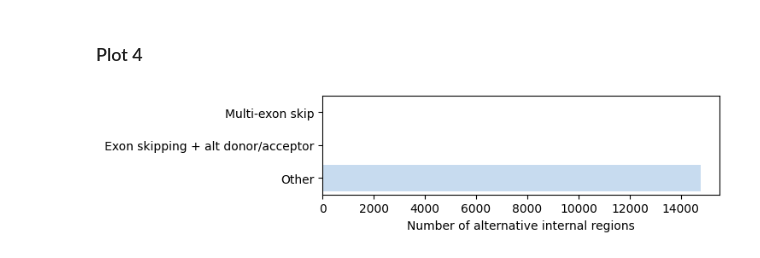
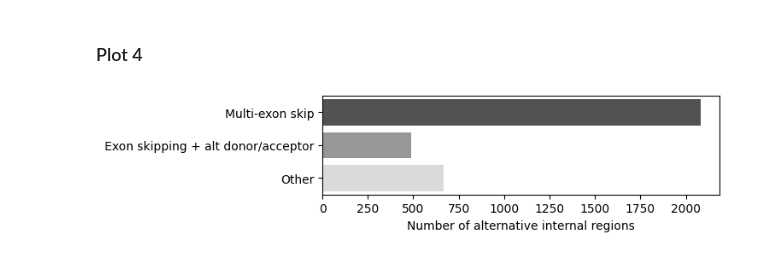
Before and after one commit to sheynkman-lab/biosurfer_analysis, a Jupyter notebook: scripts/internal_region_summary.ipynb, the cells around one changed output. Drawn from its saved outputs; the diff is of its cells as text; code cells hidden in the pictures.

```diff
--- a/scripts/internal_region_summary.ipynb
+++ b/scripts/internal_region_summary.ipynb
@@ -51,14 +51,6 @@ internal_pblocks = (
     drop(columns=[col for col in pblocks.columns if 'start' in col or 'stop' in col]).
     copy()
 )
-internal_pblocks['category'] = (
-    internal_pblocks['cblocks'].
-    apply(lambda cblocks: ''.join(cblock[0] for cblock in cblocks)).
-    str.replace(r'[ex]', '', regex=True).
-    map({'d': 'D', 'i': 'I'}).
-    fillna('S')
-)
-# works when level=0 (initially was 3)
 internal_pblock_counts = internal_pblocks.groupby(['anchor', 'other']).agg(pblocks=('pblock_number', 'count'))
 
 internal_pblock_counts_fig = plt.figure(figsize=(6, 4))
@@ -92,5 +80,5 @@ print(internal_pblocks)
 # %%
-internal_cat_palette = {'D': '#f800c0', 'I': '#00c0f8', 'S': '#f8c000'}
+internal_cat_palette = {'DELETION': '#f800c0', 'INSERTION': '#00c0f8', 'SUBSTITUTION': '#f8c000'}
 internal_event_palette = {
     'Intron': '#e69138',
     'Alt. donor': '#6aa84f',
@@ -102,15 +90,15 @@ internal_event_palette = {
 
 internal_subcats = pd.DataFrame(
     {
-        'Intron': internal_pblocks['tblock_events'].isin({('I',), ('i',)}),
-        'Alt. donor': internal_pblocks['tblock_events'].isin({('D',), ('d',)}),
-        'Alt. acceptor': internal_pblocks['tblock_events'].isin({('A',), ('a',)}),
-        'Single exon': internal_pblocks['tblock_events'].isin({('E',), ('e',)}),
-        'Mutually exclusive exons': internal_pblocks['tblock_events'].isin({('E', 'e'), ('e', 'E')}),
+        'Intron': internal_pblocks['tblock_events'].isin({"('I',)", "('i',)"}),
+        'Alt. donor': internal_pblocks['tblock_events'].isin({"('D',)", "('d',)"}),
+        'Alt. acceptor': internal_pblocks['tblock_events'].isin({"('A',)", "('a',)"}),
+        'Single exon': internal_pblocks['tblock_events'].isin({"('E',)", "('e',)"}),
+        'Mutually exclusive exons': internal_pblocks['tblock_events'].isin({"('E', 'e')", "('e', 'E')"}),
         'Compound': [True for _ in internal_pblocks.index]
     }
 )
 
-internal_subcats.head()
+internal_subcats
 # %% [output]
 |  | Intron | Alt. donor | Alt. acceptor | Single exon | Mutually exclusive exons | Compound |
@@ -169,33 +179,33 @@ AttributeError: 'DataFrame' object has no attribute 'split_ends'
 # %%
 internal_compound_pblocks = internal_pblocks[internal_pblocks['splice event'] == 'Compound'].copy()
 
 internal_compound_subcats = pd.DataFrame(
     {
-        'Multi-exon skip': internal_compound_pblocks['events'] == {'e'},
+        'Multi-exon skip': internal_compound_pblocks['events'] == f"{frozenset('e')}",
         'Exon skipping + alt donor/acceptor': internal_compound_pblocks['events'].isin({
-            frozenset('de'),
-            frozenset('De'),
-            frozenset('ea'),
-            frozenset('eA'),
-            frozenset('dea'),
-            frozenset('Dea'),
-            frozenset('deA'),
-            frozenset('DeA'),
+            f"{frozenset('de')}",
+            f"{frozenset('De')}",
+            f"{frozenset('ea')}",
+            f"{frozenset('eA')}",
+            f"{frozenset('dea')}",
+            f"{frozenset('Dea')}",
+            f"{frozenset('deA')}",
+            f"{frozenset('DeA')}",
         }),
         'Other': [True for _ in internal_compound_pblocks.index]
     }
 )
 internal_compound_pblocks['compound_subcat'] = internal_compound_subcats.idxmax(axis=1).astype(pd.CategoricalDtype(internal_compound_subcats.columns, ordered=True))
 
 internal_pblocks_compound_fig = plt.figure(figsize=(6, 1.5))
 ax = sns.countplot(
         data = internal_compound_pblocks,
         y = 'compound_subcat',
-        palette = 'Blues_r',
+        palette = 'Greys_r',
         saturation = 1,
         linewidth = 0,
 )
 ax.set(xlabel='Number of alternative internal regions', ylabel=None)
 plt.savefig('../F_internal_region_plots/internal-pblock-compound-events.svg', dpi=200, facecolor=None, bbox_inches='tight')
 # %% [output]
-[figure, old version]
+[figure, new version]
```
Also changed, not shown: parts of 7 cells of this notebook, 1 other file.
